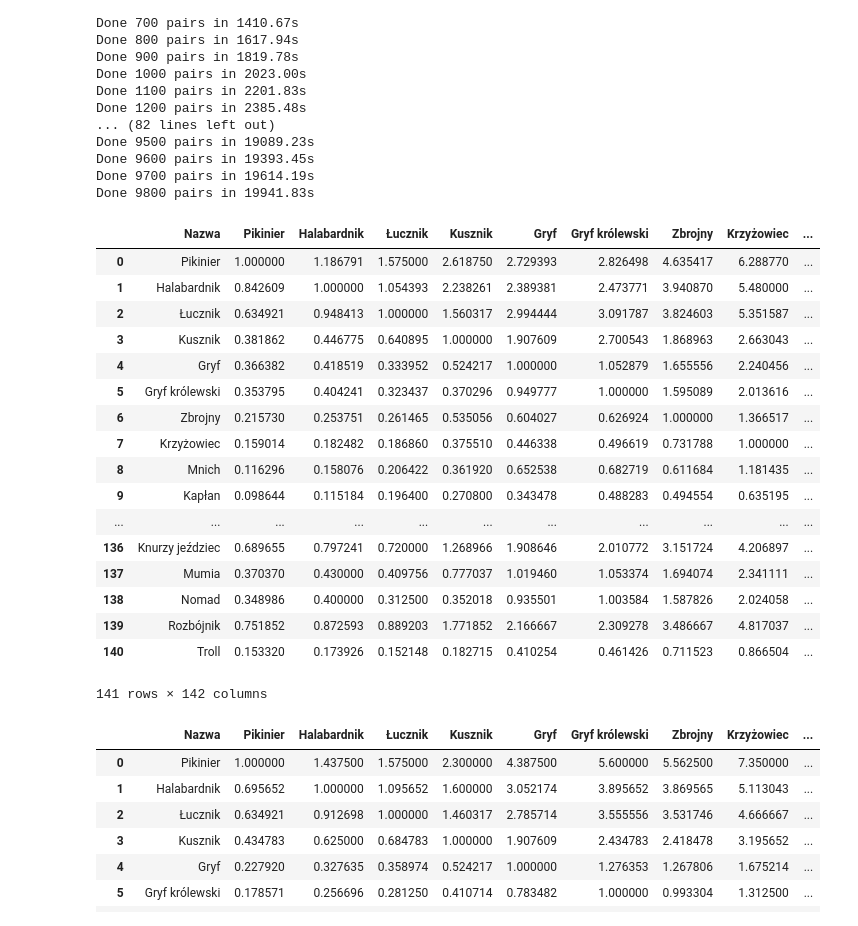
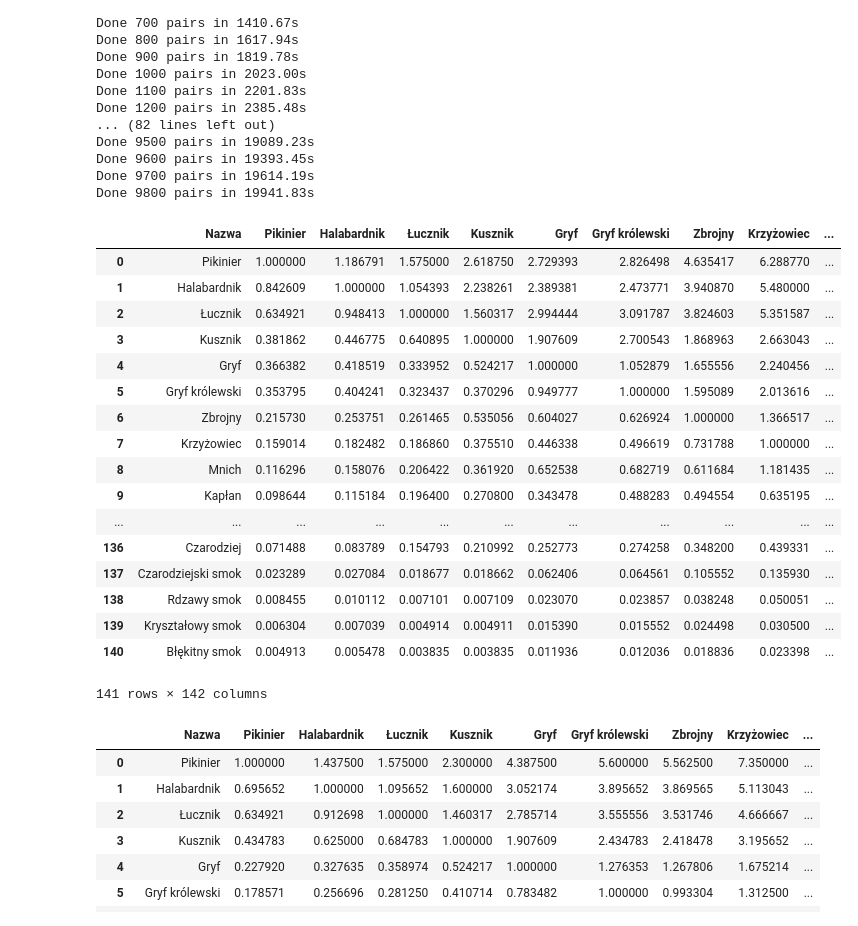
Before and after one commit to maciek16180/h3-fight-sim, a Jupyter notebook: combat_sim.ipynb, the cells around one changed output. Saved outputs shown, nothing was run; the diff lists cells and outputs as text; code cells hidden in the pictures.

```diff
--- a/combat_sim.ipynb
+++ b/combat_sim.ipynb
@@ -56,26 +130,26 @@ Done 9800 pairs in 19941.83s
 # %%
 np.savez('misc/scores.npz', scores)
 # %%
-a = np.load('misc/scores.npz')['arr_0']
+a = np.load('scores/scores.npz')['arr_0']
 cs = pd.DataFrame.from_records(a, columns=data.Singular.values[:-5])
 cs.insert(0, 'Nazwa', pd.Series(data.Singular.values[:-5]))
 cs
 # %% [output]
 |  | Nazwa | Pikinier | Halabardnik | Łucznik | Kusznik | Gryf | Gryf królewski | Zbrojny | Krzyżowiec | ... |
 | 0 | Pikinier | 1.000000 | 1.186791 | 1.575000 | 2.618750 | 2.729393 | 2.826498 | 4.635417 | 6.288770 | ... |
 | 1 | Halabardnik | 0.842609 | 1.000000 | 1.054393 | 2.238261 | 2.389381 | 2.473771 | 3.940870 | 5.480000 | ... |
 | 2 | Łucznik | 0.634921 | 0.948413 | 1.000000 | 1.560317 | 2.994444 | 3.091787 | 3.824603 | 5.351587 | ... |
 | 3 | Kusznik | 0.381862 | 0.446775 | 0.640895 | 1.000000 | 1.907609 | 2.700543 | 1.868963 | 2.663043 | ... |
 | 4 | Gryf | 0.366382 | 0.418519 | 0.333952 | 0.524217 | 1.000000 | 1.052879 | 1.655556 | 2.240456 | ... |
 | 5 | Gryf królewski | 0.353795 | 0.404241 | 0.323437 | 0.370296 | 0.949777 | 1.000000 | 1.595089 | 2.013616 | ... |
 | 6 | Zbrojny | 0.215730 | 0.253751 | 0.261465 | 0.535056 | 0.604027 | 0.626924 | 1.000000 | 1.366517 | ... |
 | 7 | Krzyżowiec | 0.159014 | 0.182482 | 0.186860 | 0.375510 | 0.446338 | 0.496619 | 0.731788 | 1.000000 | ... |
 | 8 | Mnich | 0.116296 | 0.158076 | 0.206422 | 0.361920 | 0.652538 | 0.682719 | 0.611684 | 1.181435 | ... |
 | 9 | Kapłan | 0.098644 | 0.115184 | 0.196400 | 0.270800 | 0.343478 | 0.488283 | 0.494554 | 0.635195 | ... |
 | ... | ... | ... | ... | ... | ... | ... | ... | ... | ... | ... |
-| 136 | Knurzy jeździec | 0.689655 | 0.797241 | 0.720000 | 1.268966 | 1.908646 | 2.010772 | 3.151724 | 4.206897 | ... |
-| 137 | Mumia | 0.370370 | 0.430000 | 0.409756 | 0.777037 | 1.019460 | 1.053374 | 1.694074 | 2.341111 | ... |
-| 138 | Nomad | 0.348986 | 0.400000 | 0.312500 | 0.352018 | 0.935501 | 1.003584 | 1.587826 | 2.024058 | ... |
-| 139 | Rozbójnik | 0.751852 | 0.872593 | 0.889203 | 1.771852 | 2.166667 | 2.309278 | 3.486667 | 4.817037 | ... |
-| 140 | Troll | 0.153320 | 0.173926 | 0.152148 | 0.182715 | 0.410254 | 0.461426 | 0.711523 | 0.866504 | ... |
+| 136 | Czarodziej | 0.071488 | 0.083789 | 0.154793 | 0.210992 | 0.252773 | 0.274258 | 0.348200 | 0.439331 | ... |
+| 137 | Czarodziejski smok | 0.023289 | 0.027084 | 0.018677 | 0.018662 | 0.062406 | 0.064561 | 0.105552 | 0.135930 | ... |
+| 138 | Rdzawy smok | 0.008455 | 0.010112 | 0.007101 | 0.007109 | 0.023070 | 0.023857 | 0.038248 | 0.050051 | ... |
+| 139 | Kryształowy smok | 0.006304 | 0.007039 | 0.004914 | 0.004911 | 0.015390 | 0.015552 | 0.024498 | 0.030500 | ... |
+| 140 | Błękitny smok | 0.004913 | 0.005478 | 0.003835 | 0.003835 | 0.011936 | 0.012036 | 0.018836 | 0.023398 | ... |
 141 rows × 142 columns
```
Also changed, not shown: parts of 8 cells of this notebook, 4 other files.
